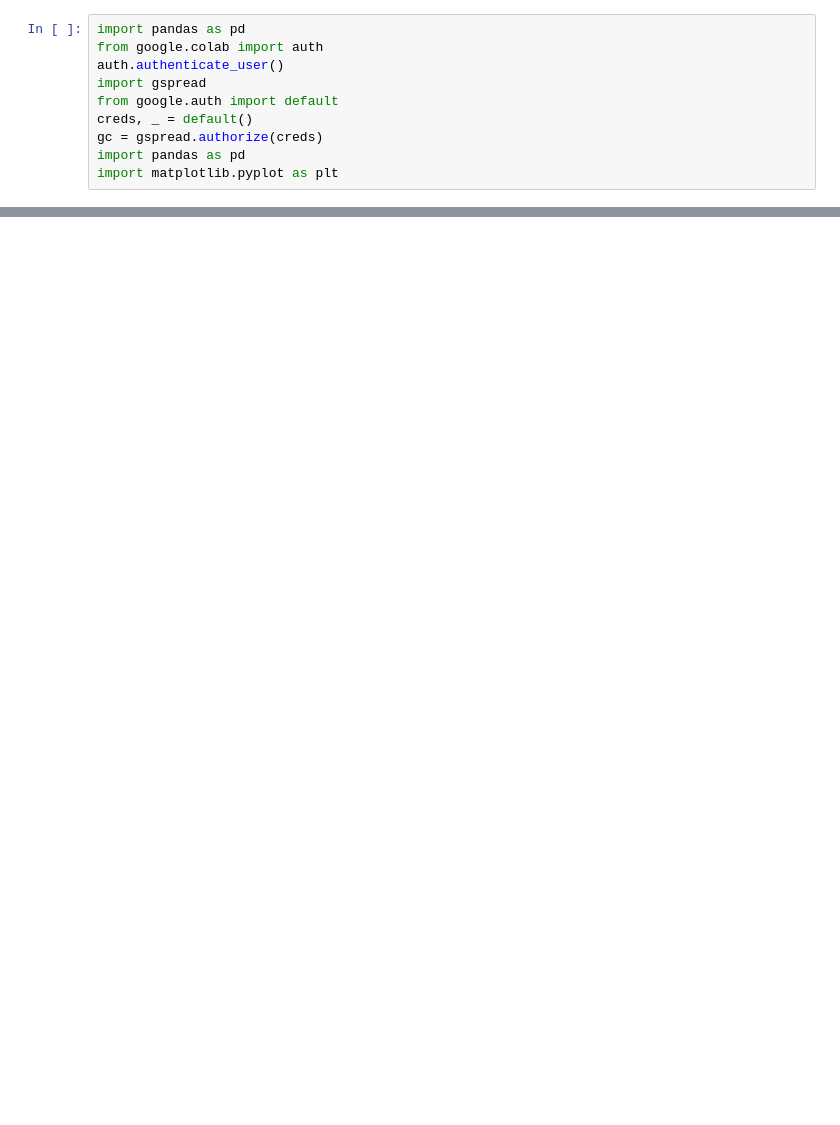
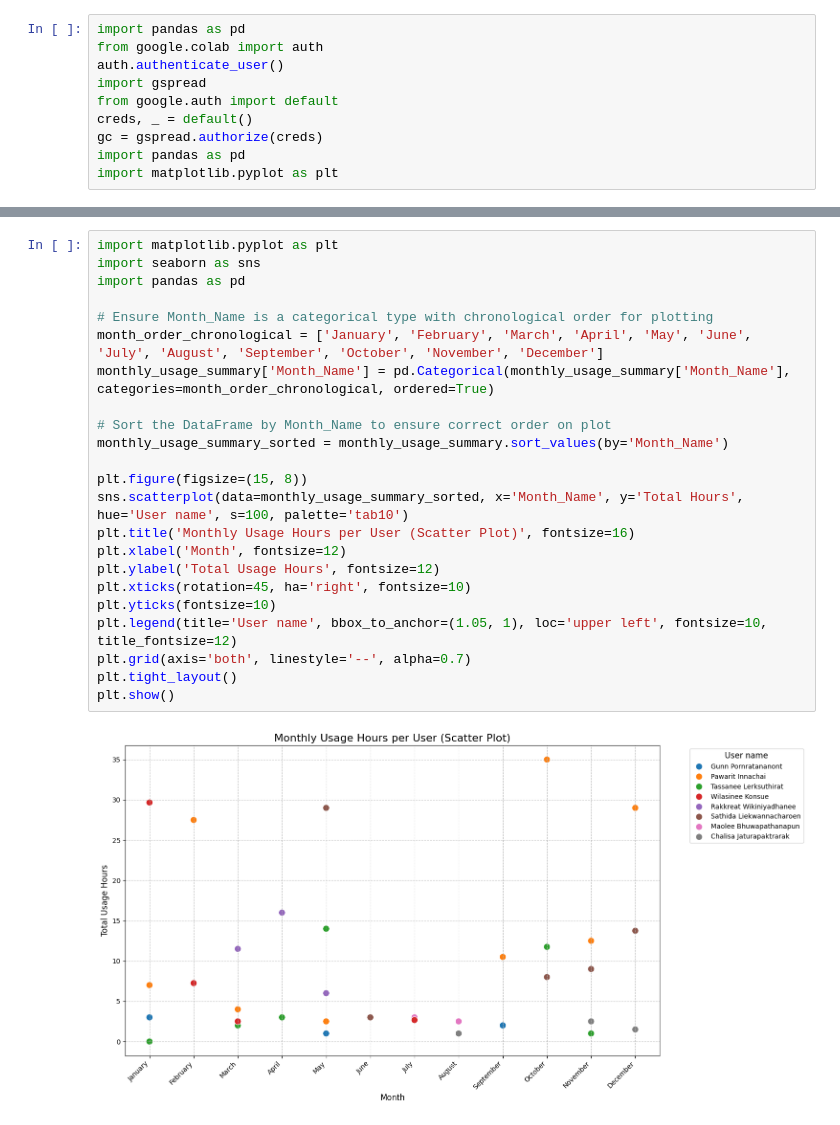
Before and after one commit to tlerksuthirat/lab_management, a Jupyter notebook: Motorized_Upright_Microscope_Usage.ipynb, the cells around one changed output, grey strips where cells are left out. Cells and saved outputs as stored; diff of their text form; blank space fills up the shorter version.

```diff
--- a/Motorized_Upright_Microscope_Usage.ipynb
+++ b/Motorized_Upright_Microscope_Usage.ipynb
@@ -218,0 +241,25 @@ Total Usage Time Across All Users: 161.92 hours
+# %%
+import matplotlib.pyplot as plt
+import seaborn as sns
+import pandas as pd
+
+# Ensure Month_Name is a categorical type with chronological order for plotting
+month_order_chronological = ['January', 'February', 'March', 'April', 'May', 'June', 'July', 'August', 'September', 'October', 'November', 'December']
+monthly_usage_summary['Month_Name'] = pd.Categorical(monthly_usage_summary['Month_Name'], categories=month_order_chronological, ordered=True)
+
+# Sort the DataFrame by Month_Name to ensure correct order on plot
+monthly_usage_summary_sorted = monthly_usage_summary.sort_values(by='Month_Name')
+
+plt.figure(figsize=(15, 8))
+sns.scatterplot(data=monthly_usage_summary_sorted, x='Month_Name', y='Total Hours', hue='User name', s=100, palette='tab10')
+plt.title('Monthly Usage Hours per User (Scatter Plot)', fontsize=16)
+plt.xlabel('Month', fontsize=12)
+plt.ylabel('Total Usage Hours', fontsize=12)
+plt.xticks(rotation=45, ha='right', fontsize=10)
+plt.yticks(fontsize=10)
+plt.legend(title='User name', bbox_to_anchor=(1.05, 1), loc='upper left', fontsize=10, title_fontsize=12)
+plt.grid(axis='both', linestyle='--', alpha=0.7)
+plt.tight_layout()
+plt.show()
+# %% [output]
+[figure, added]
```
Also changed, not shown: parts of 24 cells of this notebook.
